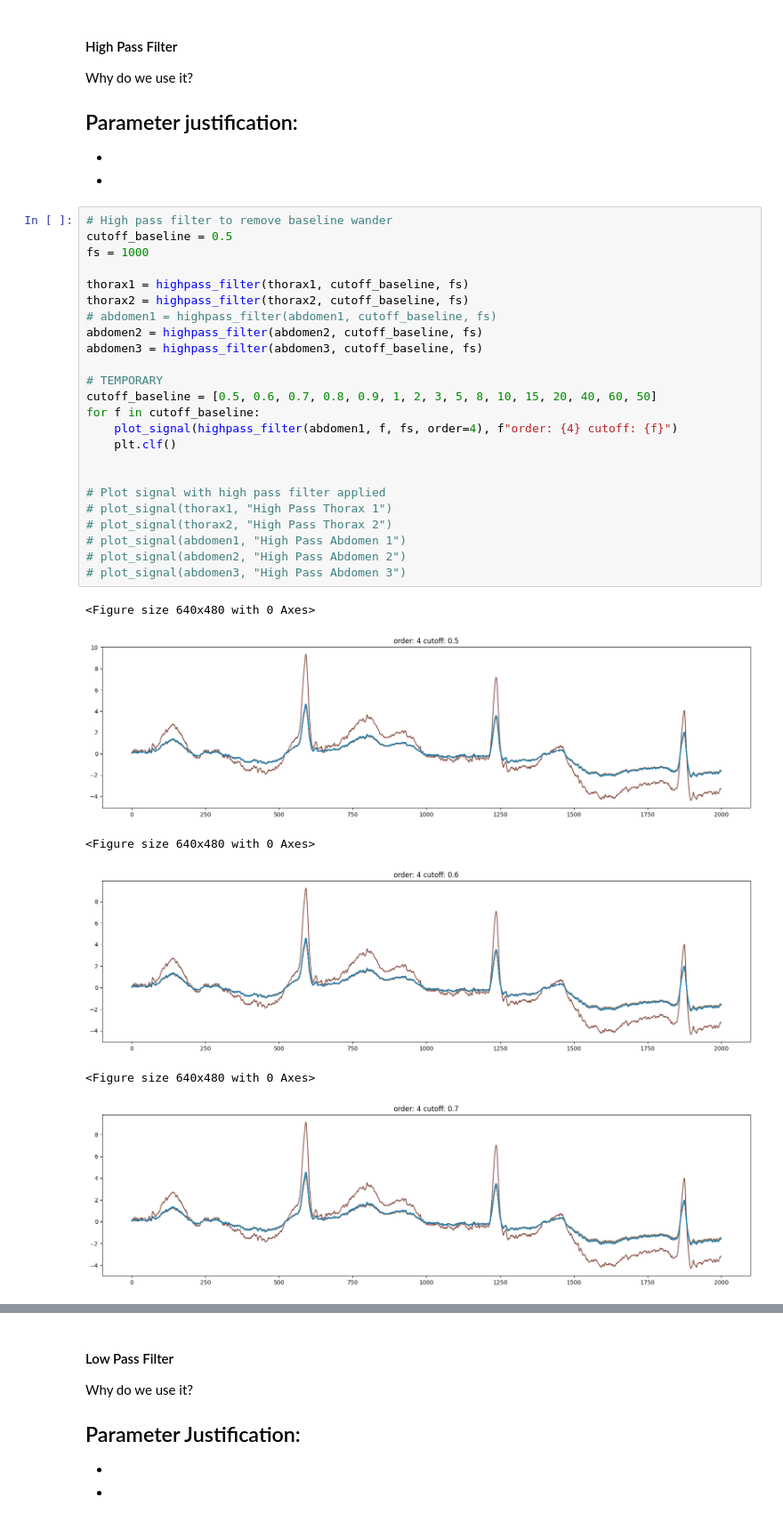
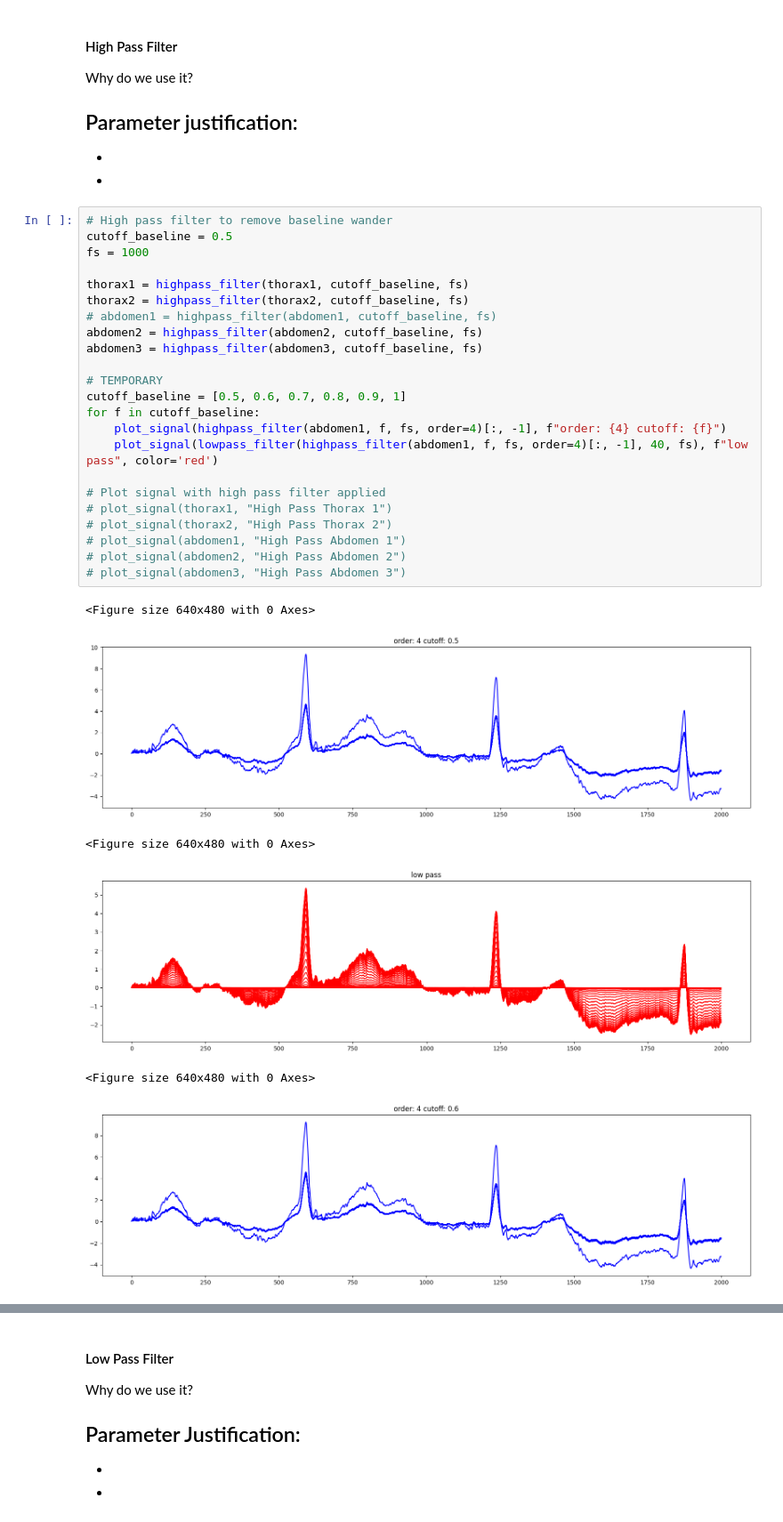
Before and after one commit to arasaniu/aml, a Jupyter notebook: src/main.ipynb, the cells around one changed output, grey strips where cells are left out. Shown at 89% size. Cells and saved outputs as stored; diff of their text form.

```diff
--- a/src/main.ipynb
+++ b/src/main.ipynb
@@ -66,32 +66,31 @@ Parameter justification:
 # %%
 # High pass filter to remove baseline wander
 cutoff_baseline = 0.5
 fs = 1000
 
 thorax1 = highpass_filter(thorax1, cutoff_baseline, fs)
 thorax2 = highpass_filter(thorax2, cutoff_baseline, fs)
 # abdomen1 = highpass_filter(abdomen1, cutoff_baseline, fs)
 abdomen2 = highpass_filter(abdomen2, cutoff_baseline, fs)
 abdomen3 = highpass_filter(abdomen3, cutoff_baseline, fs)
 
 # TEMPORARY
-cutoff_baseline = [0.5, 0.6, 0.7, 0.8, 0.9, 1, 2, 3, 5, 8, 10, 15, 20, 40, 60, 50]
+cutoff_baseline = [0.5, 0.6, 0.7, 0.8, 0.9, 1]
 for f in cutoff_baseline:
-    plot_signal(highpass_filter(abdomen1, f, fs, order=4), f"order: {4} cutoff: {f}")
-    plt.clf()
-
+    plot_signal(highpass_filter(abdomen1, f, fs, order=4)[:, -1], f"order: {4} cutoff: {f}")
+    plot_signal(lowpass_filter(highpass_filter(abdomen1, f, fs, order=4)[:, -1], 40, fs), f"low pass", color='red')
 
 # Plot signal with high pass filter applied
 # plot_signal(thorax1, "High Pass Thorax 1")
 # plot_signal(thorax2, "High Pass Thorax 2")
 # plot_signal(abdomen1, "High Pass Abdomen 1")
 # plot_signal(abdomen2, "High Pass Abdomen 2")
 # plot_signal(abdomen3, "High Pass Abdomen 3")
 # %% [output]
 <Figure size 640x480 with 0 Axes>
-[figure, old version]
+[figure, new version]
 <Figure size 640x480 with 0 Axes>
-[figure, old version]
+[figure, new version]
 <Figure size 640x480 with 0 Axes>
-[figure, old version]
+[figure, new version]
 <Figure size 640x480 with 0 Axes>
```
Also changed, not shown: parts of 3 cells of this notebook, 1 other file.
